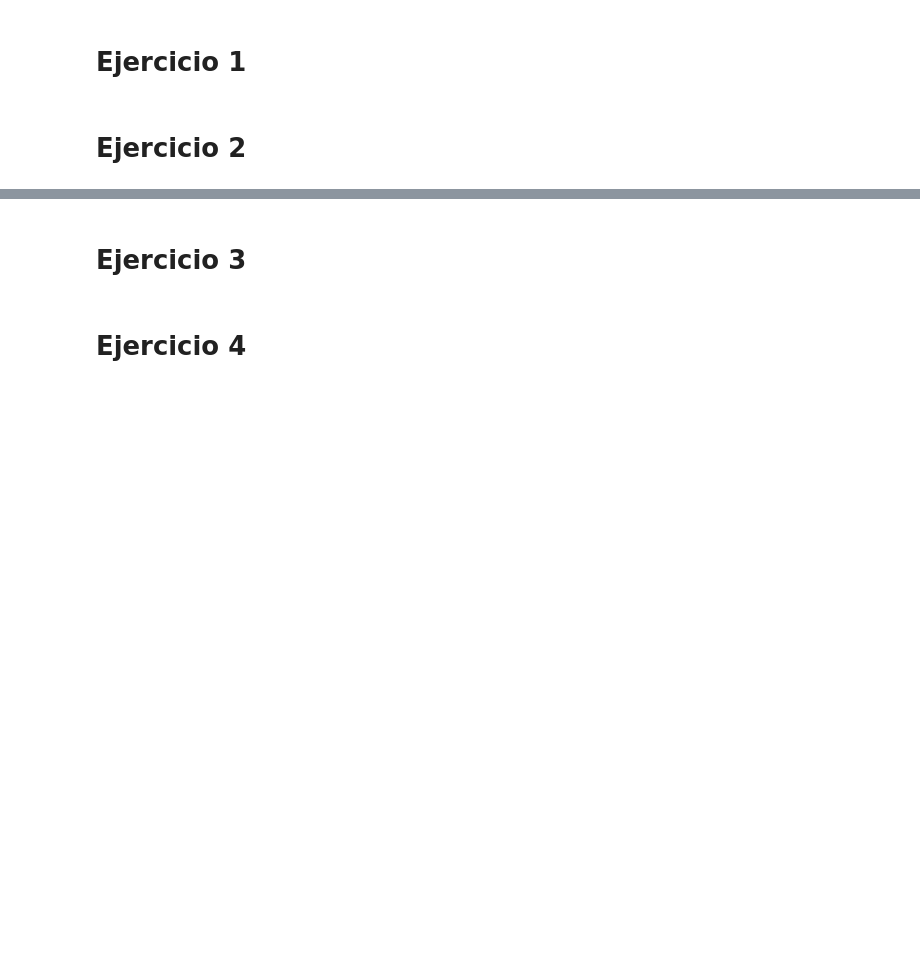
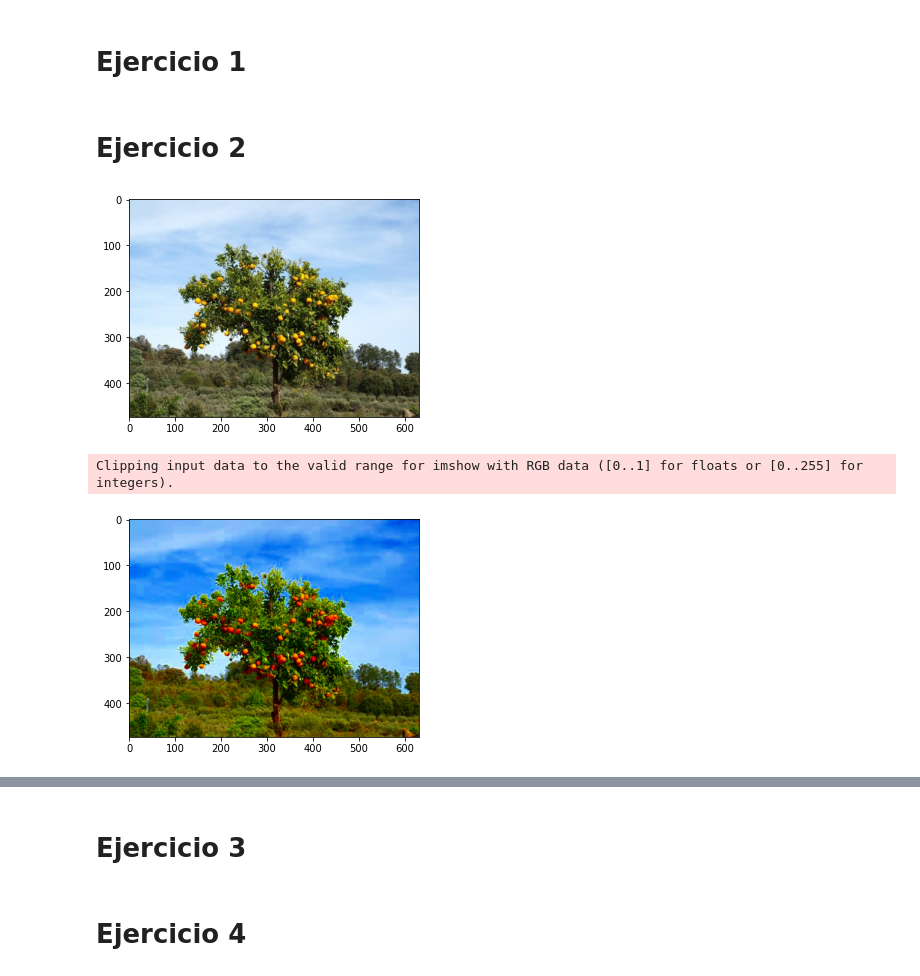
Before and after one commit to maurosch/Procesamiento-Digital-de-Imagenes, a Jupyter notebook: Guias/4 - Color.ipynb, the cells around one changed output, grey strips where cells are left out. Drawn from its saved outputs; the diff is of its cells as text; code cells hidden in the pictures; blank space fills up the shorter version.

Commit message:
agrego material color

```diff
--- a/Guias/4 - Color.ipynb
+++ b/Guias/4 - Color.ipynb
@@ -13,13 +14,12 @@ from scipy.signal import convolve2d
 # %% [markdown]
 ### Importo imagenes
 # %%
-imgLena = imageio.imread('img/lena.png')
-#imgTest = imageio.imread('img/test.png')
-imgHouse = imageio.imread('img/house.png')
+imgNaranjo = imageio.imread('img/color/naranjo.jpg')
+imgCrayones = imageio.imread('img/color/crayones.tif')
 
 
-def mostrarImagen(img):
-    plt.imshow(img, cmap='gray')
+def mostrarImagen(img, cmap=None):
+    plt.imshow(img, cmap=cmap)
     plt.show()
 
 def calcNivelesGrises(img):
@@ -28,3 +28,15 @@ def calcNivelesGrises(img):
 # Ejercicio 1
 # %% [markdown]
 # Ejercicio 2
+# %%
+c = 3
+imgNaranjoHSV = color.rgb2hsv(imgNaranjo)
+imgNaranjoHSV[:,:,1] *= c
+imgNaranjoSaturated = color.hsv2rgb(imgNaranjoHSV)
+
+mostrarImagen(imgNaranjo)
+mostrarImagen(imgNaranjoSaturated)
+# %% [output]
+[figure, added]
+Clipping input data to the valid range for imshow with RGB data ([0..1] for floats or [0..255] for integers).
+[figure, added]
```
Also changed, not shown: parts of 5 cells of this notebook, 26 other files.
